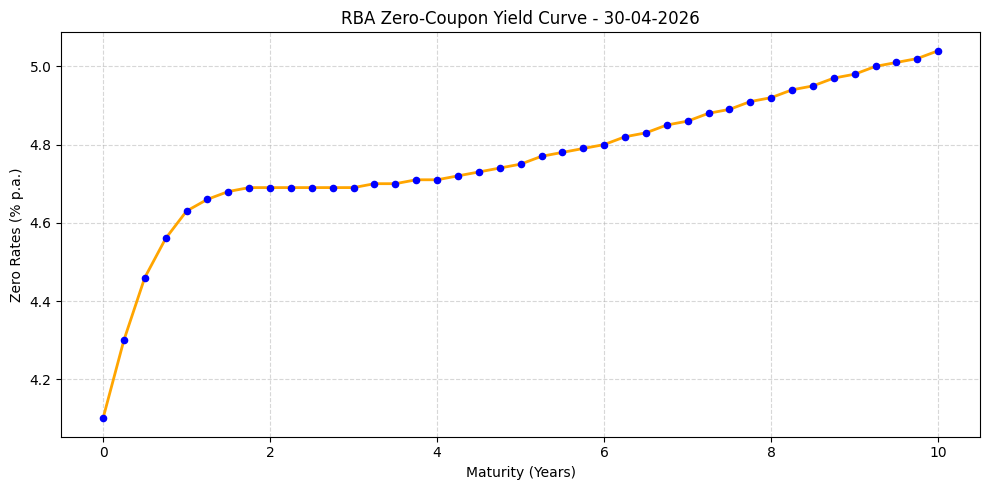
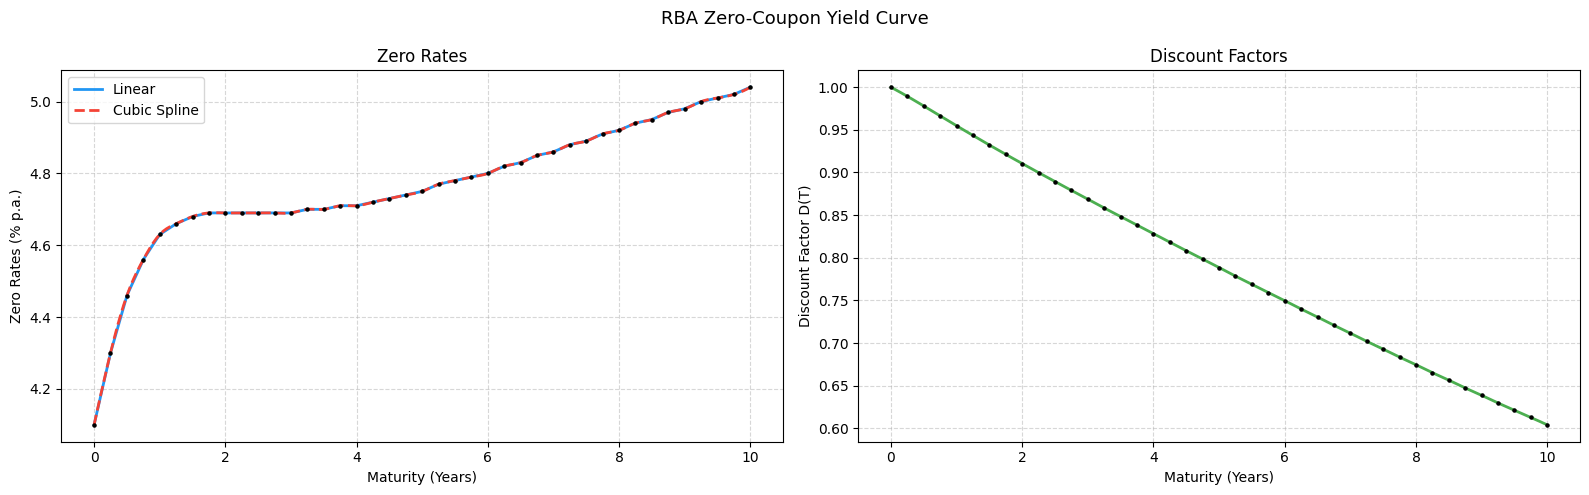
Unified diff of the notebook cell whose output changed from the first chart to the second:
--- before
+++ after
@@ -1 +1,3 @@
-yield_curve.plot()
+yield_curve.plot(compare=True)
+
+yield_curve.compare_interpolation()

Commit: Added additional interpolation method (cubic spline).